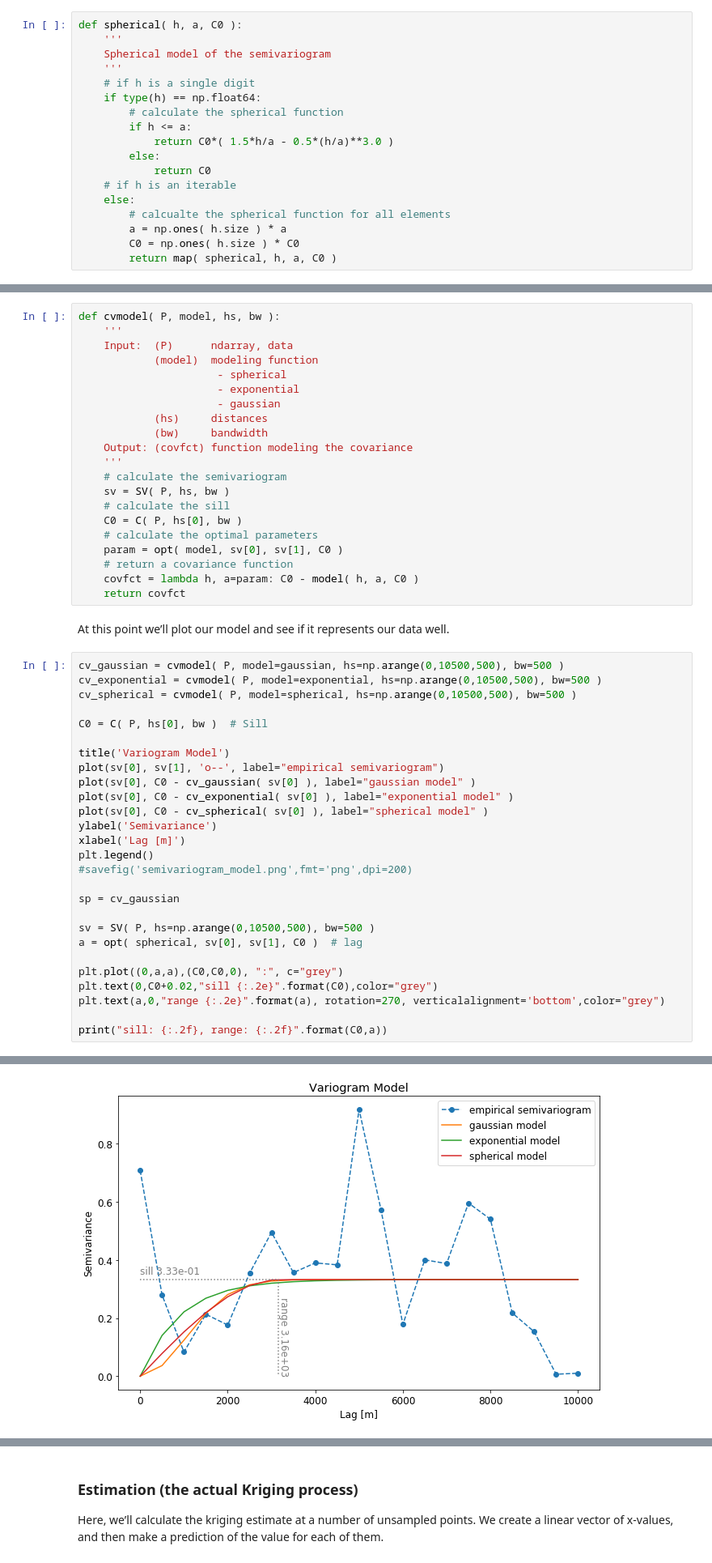
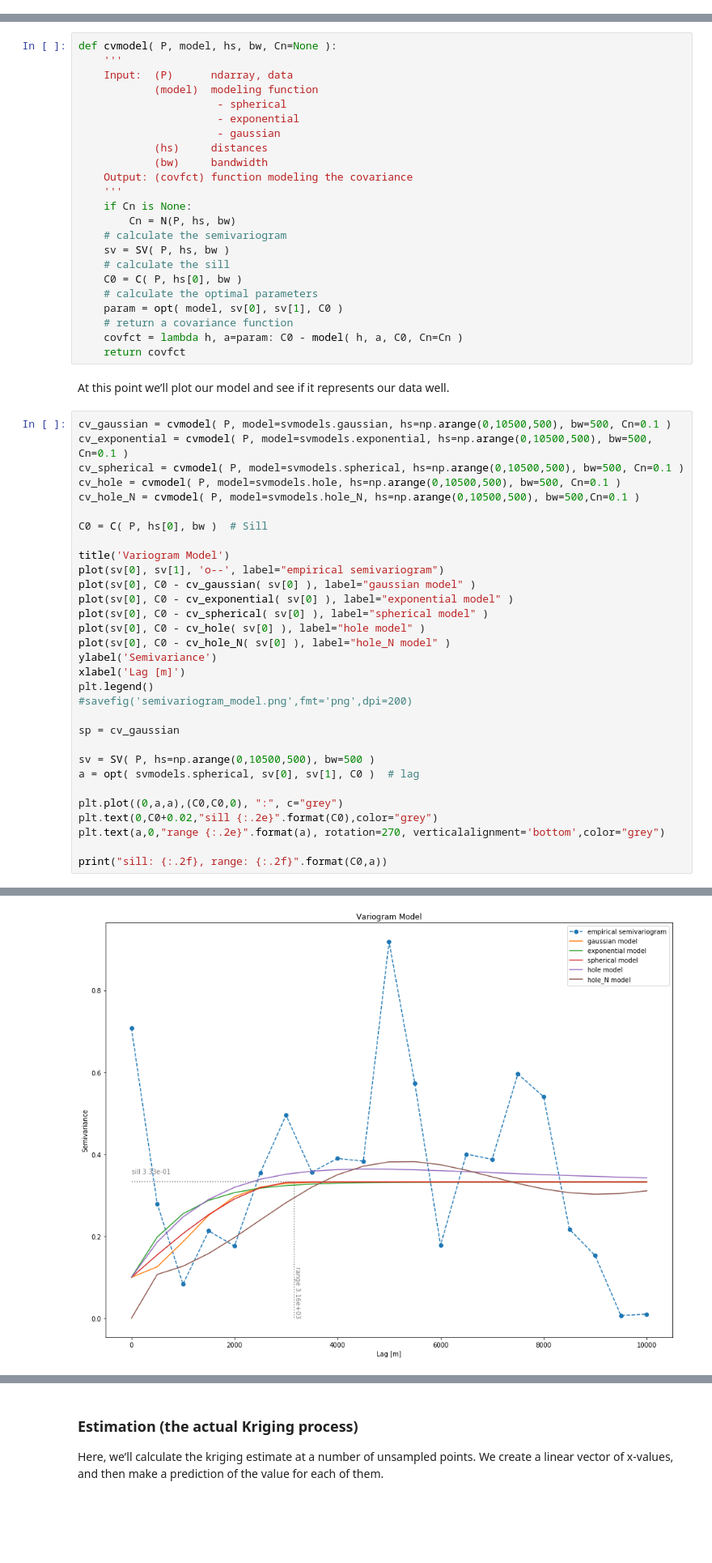
Before and after one commit to red5alex/kriglab, a Jupyter notebook: Ordinary_Kriging-1D.ipynb, the cells around one changed output, grey strips where cells are left out. Shown at 81% size. Cells and saved outputs as stored; diff of their text form; blank space fills up the shorter version.

Commit message:
added semivariogram models as library at Ordinary Kriging and individual range at Simple kriging

```diff
--- a/Ordinary_Kriging-1D.ipynb
+++ b/Ordinary_Kriging-1D.ipynb
@@ -192,18 +159,0 @@ def exponential( h, a, C0 ):
-# %%
-def spherical( h, a, C0 ):
-    '''
-    Spherical model of the semivariogram
-    '''
-    # if h is a single digit
-    if type(h) == np.float64:
-        # calculate the spherical function
-        if h <= a:
-            return C0*( 1.5*h/a - 0.5*(h/a)**3.0 )
-        else:
-            return C0
-    # if h is an iterable
-    else:
-        # calcualte the spherical function for all elements
-        a = np.ones( h.size ) * a
-        C0 = np.ones( h.size ) * C0
-        return map( spherical, h, a, C0 )
@@ -210,7 +162,7 @@ def spherical( h, a, C0 ):
 # %% [markdown]
 Next, cvmodel() fits a model to the semivariogram data and returns a covariance method named covfct().
 # %%
-def cvmodel( P, model, hs, bw ):
+def cvmodel( P, model, hs, bw, Cn=None ):
     '''
     Input:  (P)      ndarray, data
             (model)  modeling function
@@ -221,6 +173,8 @@ def cvmodel( P, model, hs, bw ):
             (bw)     bandwidth
     Output: (covfct) function modeling the covariance
     '''
+    if Cn is None:
+        Cn = N(P, hs, bw)
     # calculate the semivariogram
     sv = SV( P, hs, bw )
     # calculate the sill
@@ -228,40 +182,44 @@ def cvmodel( P, model, hs, bw ):
     # calculate the optimal parameters
     param = opt( model, sv[0], sv[1], C0 )
     # return a covariance function
-    covfct = lambda h, a=param: C0 - model( h, a, C0 )
+    covfct = lambda h, a=param: C0 - model( h, a, C0, Cn=Cn )
     return covfct
 # %% [markdown]
 At this point we’ll plot our model and see if it represents our data well.
 # %%
-cv_gaussian = cvmodel( P, model=gaussian, hs=np.arange(0,10500,500), bw=500 )
-cv_exponential = cvmodel( P, model=exponential, hs=np.arange(0,10500,500), bw=500 )
-cv_spherical = cvmodel( P, model=spherical, hs=np.arange(0,10500,500), bw=500 )
+cv_gaussian = cvmodel( P, model=svmodels.gaussian, hs=np.arange(0,10500,500), bw=500, Cn=0.1 )
+cv_exponential = cvmodel( P, model=svmodels.exponential, hs=np.arange(0,10500,500), bw=500, Cn=0.1 )
+cv_spherical = cvmodel( P, model=svmodels.spherical, hs=np.arange(0,10500,500), bw=500, Cn=0.1 )
+cv_hole = cvmodel( P, model=svmodels.hole, hs=np.arange(0,10500,500), bw=500, Cn=0.1 )
+cv_hole_N = cvmodel( P, model=svmodels.hole_N, hs=np.arange(0,10500,500), bw=500,Cn=0.1 )
 
 C0 = C( P, hs[0], bw )  # Sill
 
 title('Variogram Model')
 plot(sv[0], sv[1], 'o--', label="empirical semivariogram")
 plot(sv[0], C0 - cv_gaussian( sv[0] ), label="gaussian model" )
 plot(sv[0], C0 - cv_exponential( sv[0] ), label="exponential model" )
 plot(sv[0], C0 - cv_spherical( sv[0] ), label="spherical model" )
+plot(sv[0], C0 - cv_hole( sv[0] ), label="hole model" )
+plot(sv[0], C0 - cv_hole_N( sv[0] ), label="hole_N model" )
 ylabel('Semivariance')
 xlabel('Lag [m]')
 plt.legend()
 #savefig('semivariogram_model.png',fmt='png',dpi=200)
 
 sp = cv_gaussian
 
 sv = SV( P, hs=np.arange(0,10500,500), bw=500 )
-a = opt( spherical, sv[0], sv[1], C0 )  # lag
+a = opt( svmodels.spherical, sv[0], sv[1], C0 )  # lag
 
 plt.plot((0,a,a),(C0,C0,0), ":", c="grey")
 plt.text(0,C0+0.02,"sill {:.2e}".format(C0),color="grey")
 plt.text(a,0,"range {:.2e}".format(a), rotation=270, verticalalignment='bottom',color="grey")
 
 print("sill: {:.2f}, range: {:.2f}".format(C0,a))
 # %% [output]
 sill: 0.33, range: 3162.66
-[figure, old version]
+[figure, new version]
 # %% [markdown]
 ## Simple Kriging
 
```
Also changed, not shown: parts of 9 cells of this notebook, 6 other files.
